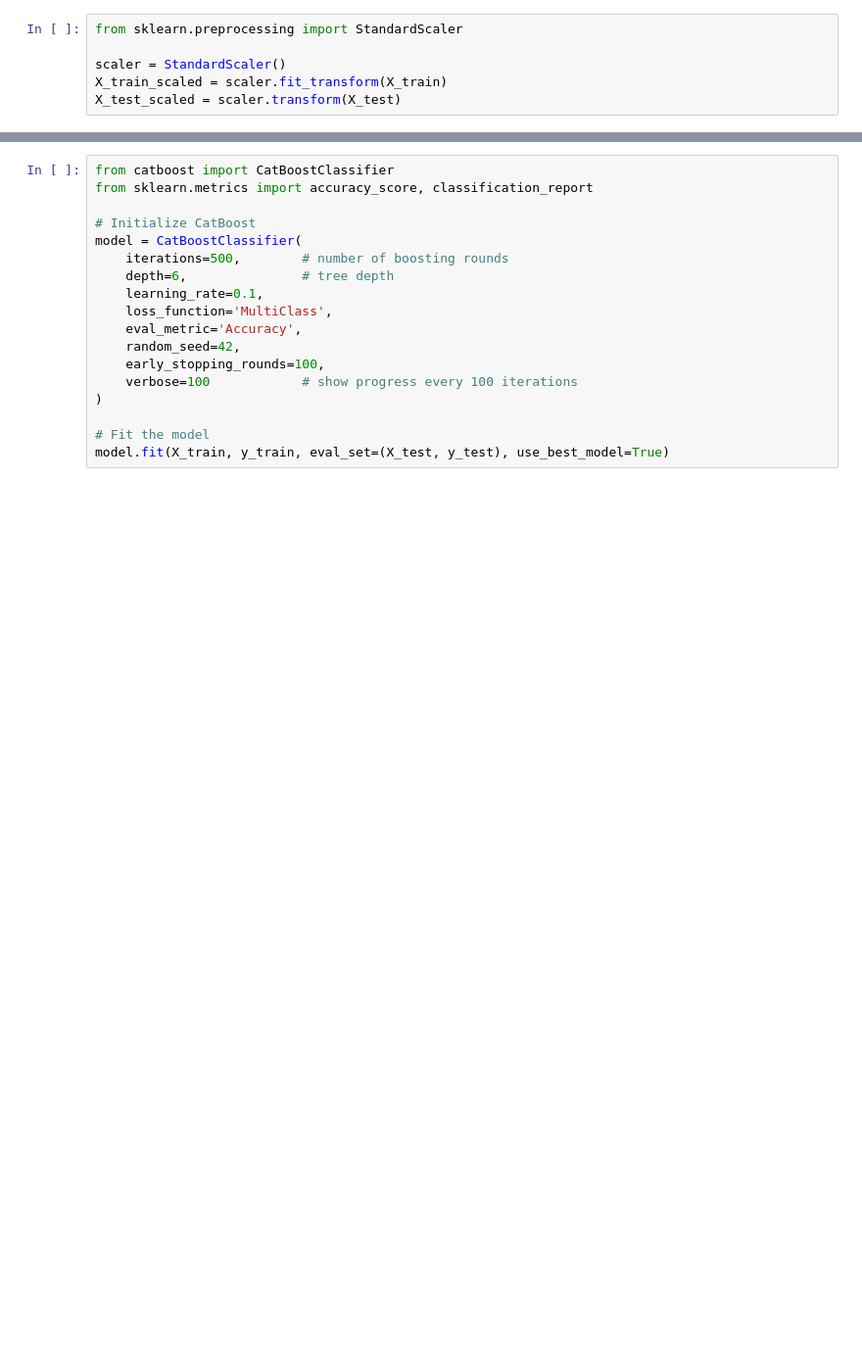
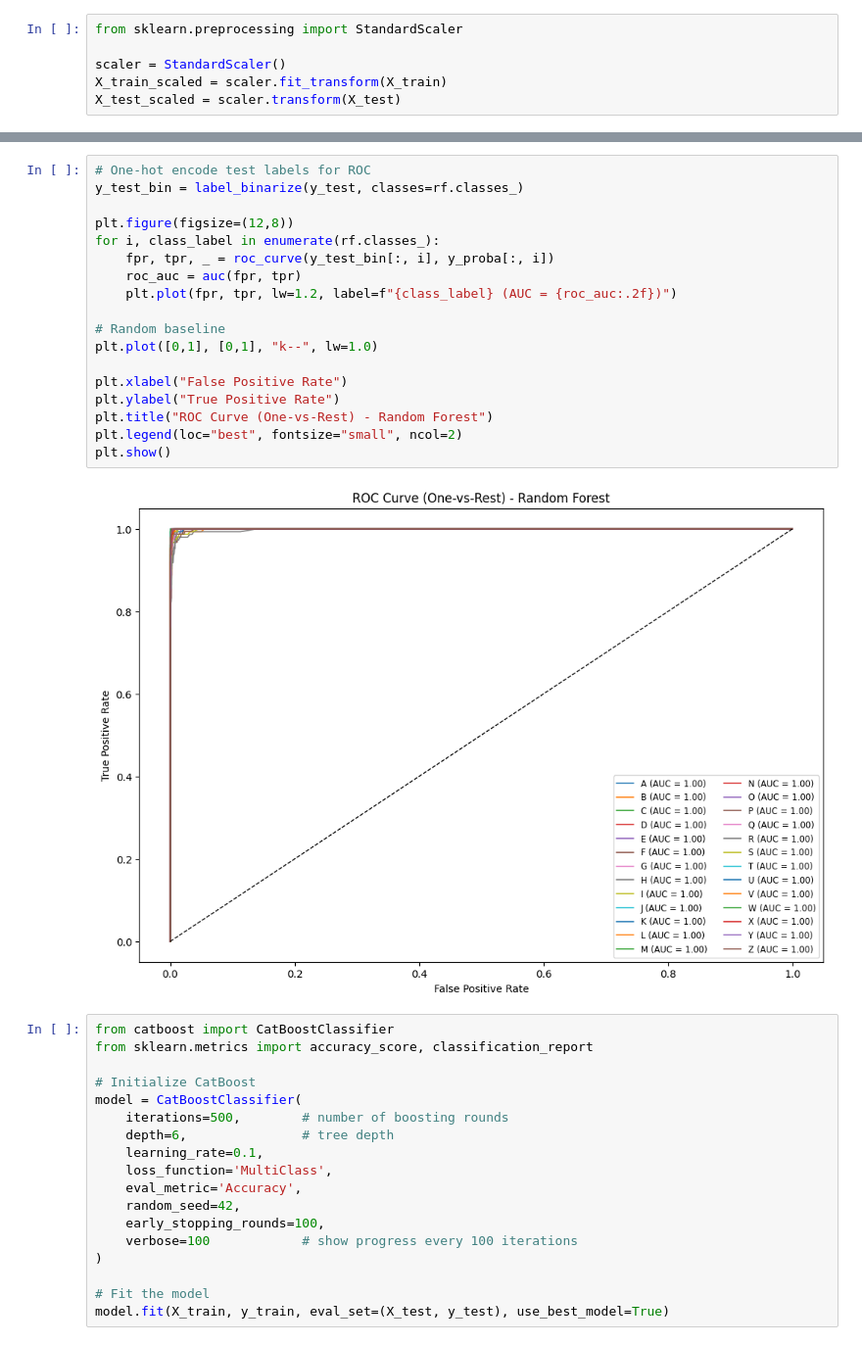
Before and after one commit to leon-pscl/CPE312_Predictive_Analytics_Using_Machine_Learning, a Jupyter notebook: Midterm/review/multi-class.ipynb, the cells around one changed output, grey strips where cells are left out. Shown at 98% size. Cells and saved outputs as stored; diff of their text form; blank space fills up the shorter version.

```diff
--- a/Midterm/review/multi-class.ipynb
+++ b/Midterm/review/multi-class.ipynb
@@ -247,3 +270,23 @@ weighted avg       0.97      0.97      0.97      4000
+# %%
+# One-hot encode test labels for ROC
+y_test_bin = label_binarize(y_test, classes=rf.classes_)
+
+plt.figure(figsize=(12,8))
+for i, class_label in enumerate(rf.classes_):
+    fpr, tpr, _ = roc_curve(y_test_bin[:, i], y_proba[:, i])
+    roc_auc = auc(fpr, tpr)
+    plt.plot(fpr, tpr, lw=1.2, label=f"{class_label} (AUC = {roc_auc:.2f})")
+
+# Random baseline
+plt.plot([0,1], [0,1], "k--", lw=1.0)
+
+plt.xlabel("False Positive Rate")
+plt.ylabel("True Positive Rate")
+plt.title("ROC Curve (One-vs-Rest) - Random Forest")
+plt.legend(loc="best", fontsize="small", ncol=2)
+plt.show()
+# %% [output]
+[figure, added]
 # %%
 from catboost import CatBoostClassifier
 from sklearn.metrics import accuracy_score, classification_report
```
Also changed, not shown: parts of 2 cells of this notebook.
